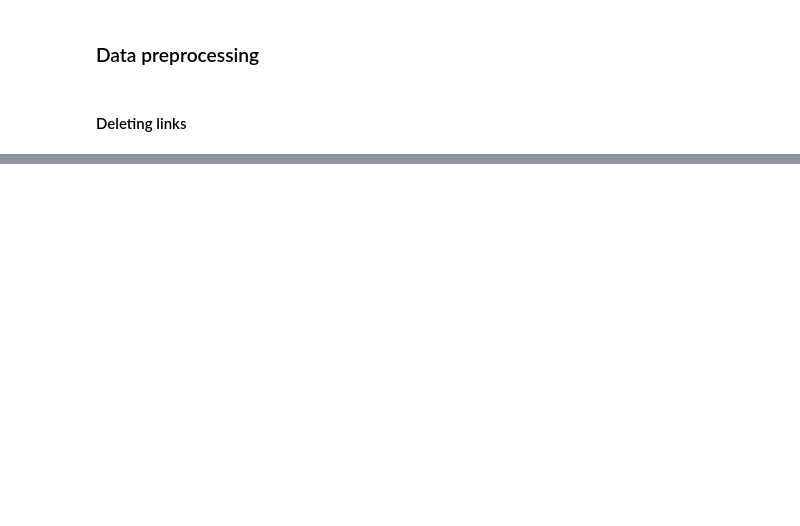
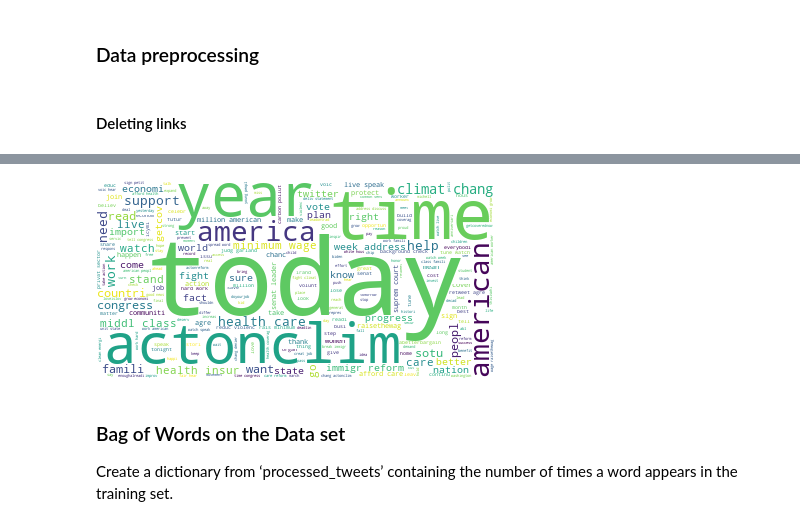
Before and after one commit to Masdevallia/nlp-topic-modeling, a Jupyter notebook: Obama_VS_Trump_Round2.ipynb, the cells around one changed output, grey strips where cells are left out. Drawn from its saved outputs; the diff is of its cells as text; code cells hidden in the pictures; blank space fills up the shorter version.

```diff
--- a/Obama_VS_Trump_Round2.ipynb
+++ b/Obama_VS_Trump_Round2.ipynb
@@ -62,0 +76,4 @@ df_obama['Tweet-text'] = df_obama['Tweet-text'].map(lambda x: re.sub('http[s]?:/
+# %%
+df_obama['Tweet-text'] = df_obama['Tweet-text'].map(lambda x: re.sub('President', '', x))
+df_obama['Tweet-text'] = df_obama['Tweet-text'].map(lambda x: re.sub('Barack', '', x))
+df_obama['Tweet-text'] = df_obama['Tweet-text'].map(lambda x: re.sub('Obama', '', x))
@@ -62,0 +158,21 @@ df_obama['Tweet-text'] = df_obama['Tweet-text'].map(lambda x: re.sub('http[s]?:/
+# %%
+# Obama:
+
+# Join the different processed tweets together
+processed_tweets_obama_flat = [item for sublist in processed_tweets_obama for item in sublist]
+obama_tweets = ','.join(list(processed_tweets_obama_flat))
+
+# Create a WordCloud object
+wordcloud = WordCloud(background_color="white", max_words=5000, contour_width=3, contour_color='steelblue')
+
+# Generate a word cloud
+wordcloud.generate(obama_tweets)
+
+# Visualize the word cloud
+wordcloud.to_image()
+# %% [output]
+[figure, added]
+# %% [markdown]
+### Bag of Words on the Data set
+
+Create a dictionary from ‘processed_tweets’ containing the number of times a word appears in the training set.
```
Also changed, not shown: parts of 39 cells of this notebook, 1 other file.
